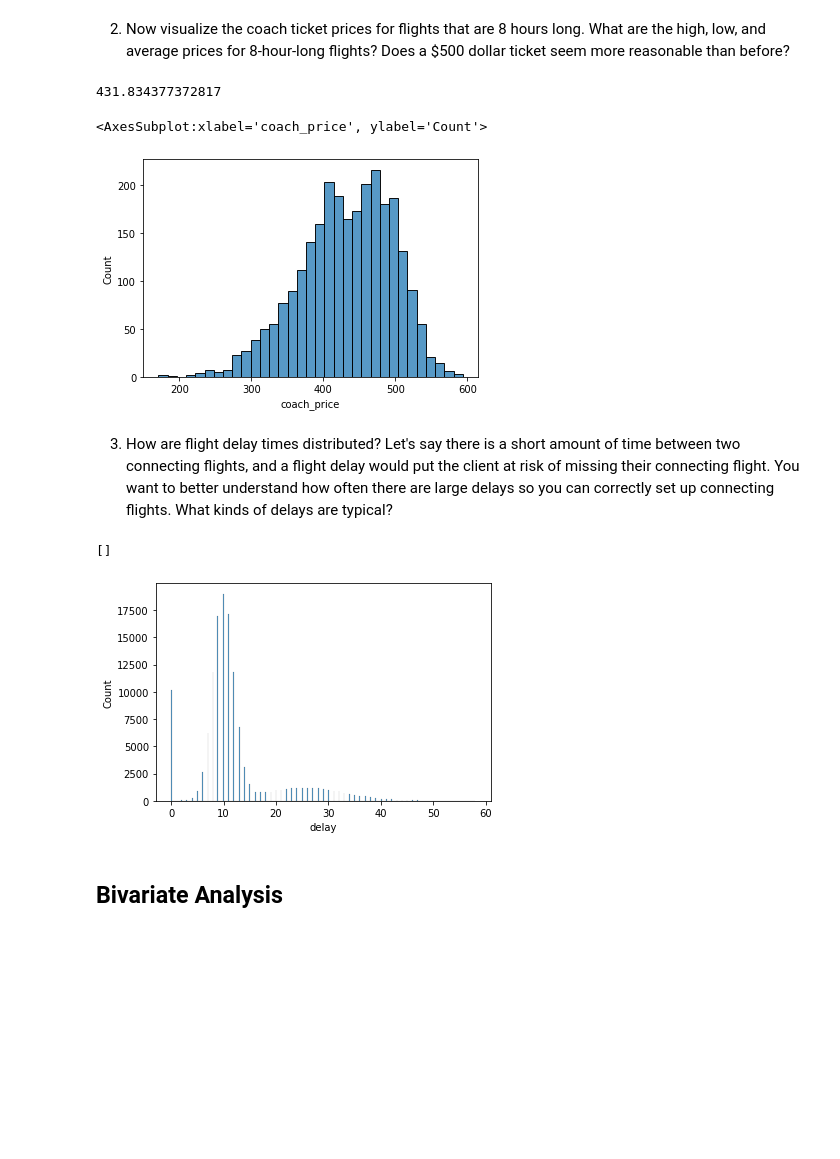
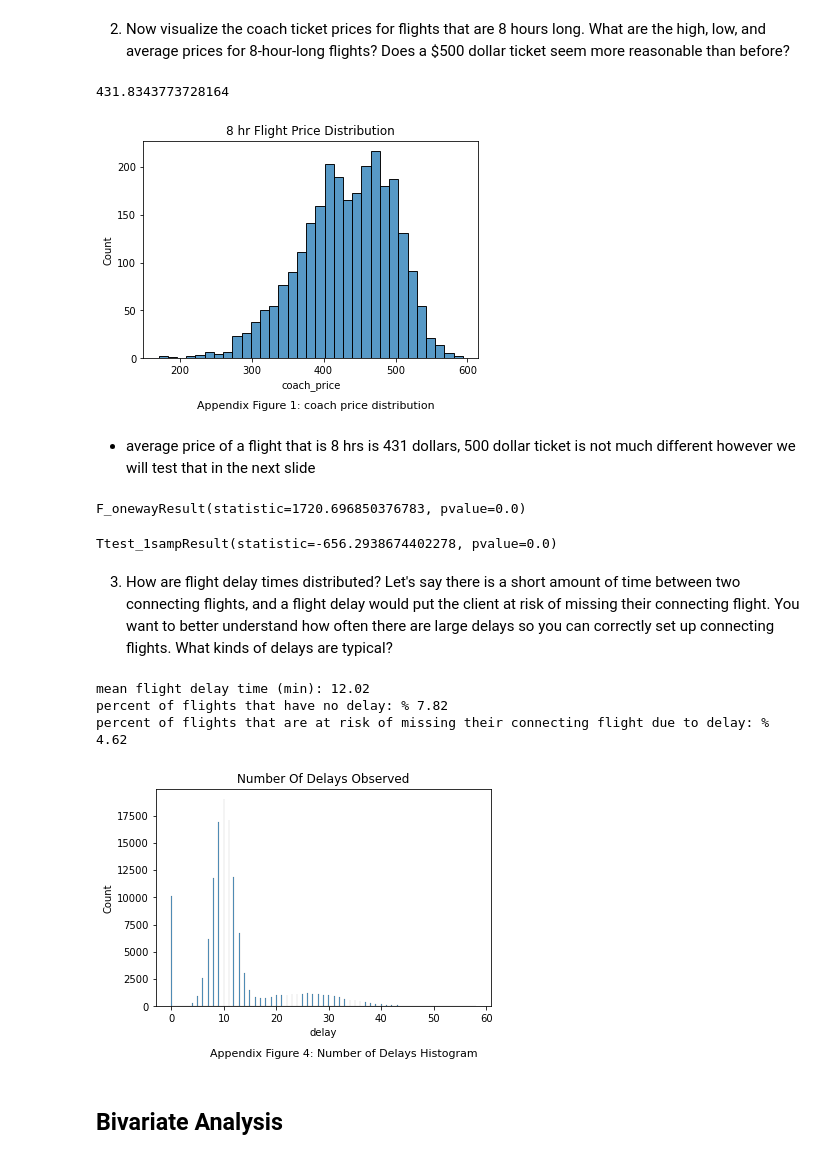
Before and after one commit to Wla0002/airline_analysis, a Jupyter notebook: Airline Analysis-checkpoint.ipynb, the cells around one changed output. Drawn from its saved outputs; the diff is of its cells as text; code cells hidden in the pictures; blank space fills up the shorter version.

```diff
--- a/Airline Analysis-checkpoint.ipynb
+++ b/Airline Analysis-checkpoint.ipynb
@@ -72,23 +80,45 @@ sns.histplot(flight.coach_price)
 # %% [markdown]
 2. Now visualize the coach ticket prices for flights that are 8 hours long. What are the high, low, and average prices for 8-hour-long flights? Does a $500 dollar ticket seem more reasonable than before?
+# %%
+## Task 2
+print((flight.coach_price[flight.hours == 8]).mean())
+plt.figtext(.25, -.05, 'Appendix Figure 1: coach price distribution', fontsize=11)
+sns.histplot(flight.coach_price[flight.hours == 8])
+plt.title('8 hr Flight Price Distribution')
+plt.savefig('D:/Data/airline_analysis/charts/2_price_vs_count_8hrs.PNG',bbox_inches='tight')
+# %% [output]
+431.8343773728164
+[figure, added]
+# %% [markdown]
+- average price of a flight that is 8 hrs is 431  dollars, 500 dollar ticket is not much different however we will test that in the next slide
 # %%
-## Task 2
-print((flight.coach_price[flight.hours == 8]).mean())
-
-sns.histplot(flight.coach_price[flight.hours == 8])
+f_oneway((flight.coach_price[flight.hours == 8]), flight.coach_price)
 # %% [output]
-431.834377372817
+F_onewayResult(statistic=1720.696850376783, pvalue=0.0)
-<AxesSubplot:xlabel='coach_price', ylabel='Count'>
-[figure, removed]
+# %%
+ttest_1samp(flight.coach_price, 500)
+# %% [output]
+Ttest_1sampResult(statistic=-656.2938674402278, pvalue=0.0)
 # %% [markdown]
 3. How are flight delay times distributed? Let's say there is a short amount of time between two connecting flights, and a flight delay would put the client at risk of missing their connecting flight. You want to better understand how often there are large delays so you can correctly set up connecting flights. What kinds of delays are typical?
-# %%
-## Task 3
-sns.histplot(flight.delay[flight.delay < 500])
-plt.plot()
-# %% [output]
-[]
-[figure, removed]
+# %%
+## Task 3
+sns.histplot(flight.delay[flight.delay < 500])
+plt.title('Number Of Delays Observed')
+plt.figtext(.25, -.05, 'Appendix Figure 4: Number of Delays Histogram', fontsize=11)
+plt.plot()
+plt.savefig('D:/Data/airline_analysis/charts/3_delay_vs_count.PNG',bbox_inches='tight')
+print('mean flight delay time (min): {}'
+      .format(round(flight.delay[flight.delay < 500].mean(),2)))
+print('percent of flights that have no delay: % {}'
+      .format(round(flight.delay[flight.delay == 0].count()/flight.delay[flight.delay < 500].count()*100,2)))
+print('percent of flights that are at risk of missing their connecting flight due to delay: % {}'
+      .format(round(flight.delay[flight.delay < 500][flight.delay > 30].count()/flight.delay[flight.delay < 500].count()*100,2)))
+# %% [output]
+mean flight delay time (min): 12.02
+percent of flights that have no delay: % 7.82
+percent of flights that are at risk of missing their connecting flight due to delay: % 4.62
+[figure, added]
 # %% [markdown]
 ## Bivariate Analysis
 # %% [markdown]
```
Also changed, not shown: parts of 19 cells of this notebook.
